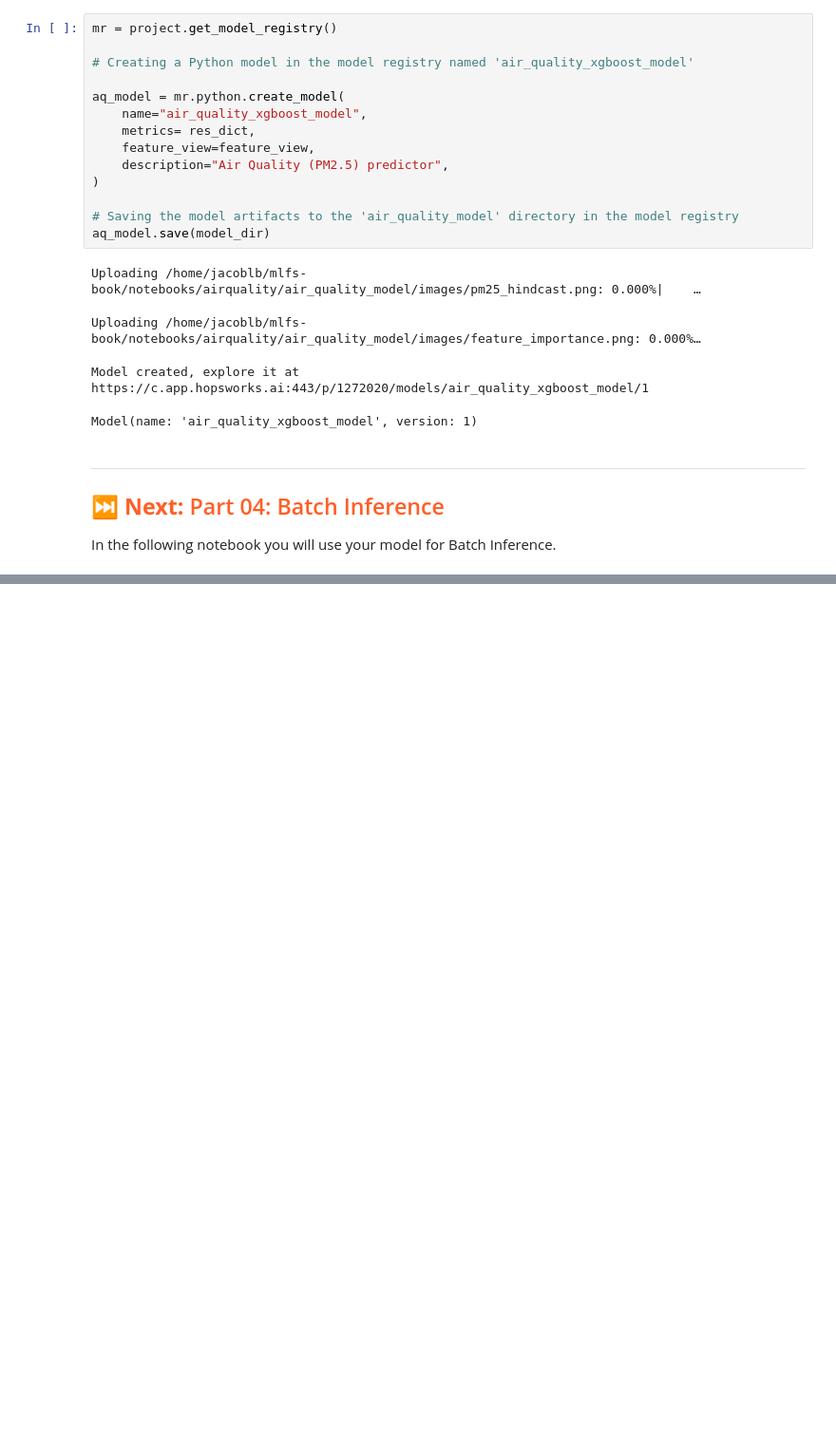
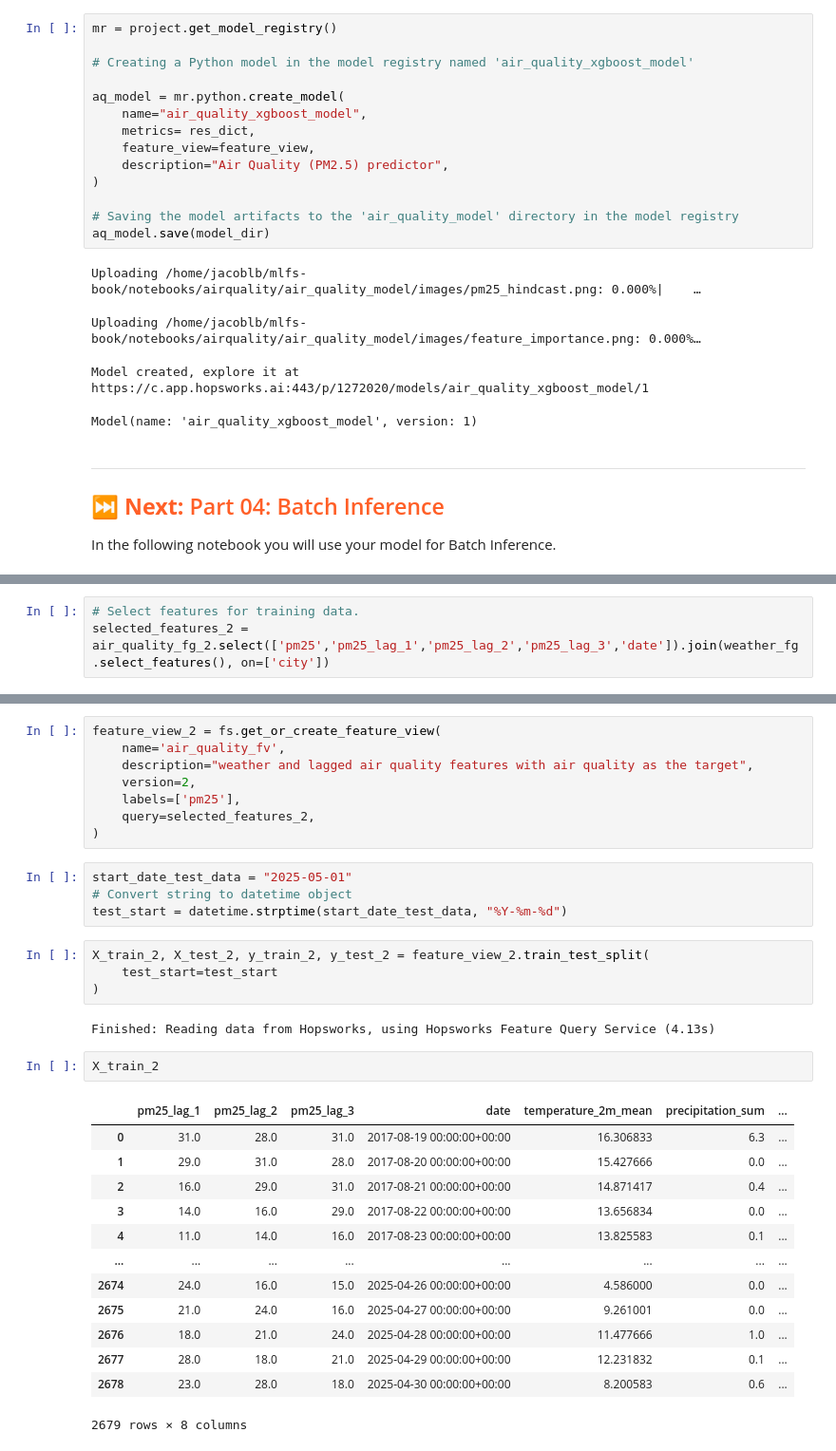
Before and after one commit to jacobb260/mlfs-book, a Jupyter notebook: notebooks/airquality/3_air_quality_training_pipeline.ipynb, the cells around one changed output, grey strips where cells are left out. Shown at 95% size. Drawn from its saved outputs; the diff is of its cells as text; blank space fills up the shorter version.

```diff
--- a/notebooks/airquality/3_air_quality_training_pipeline.ipynb
+++ b/notebooks/airquality/3_air_quality_training_pipeline.ipynb
@@ -321,0 +335,3 @@ In the following notebook you will use your model for Batch Inference.
+# %%
+# Select features for training data.
+selected_features_2 = air_quality_fg_2.select(['pm25','pm25_lag_1','pm25_lag_2','pm25_lag_3','date']).join(weather_fg.select_features(), on=['city'])
@@ -321,0 +340,34 @@ In the following notebook you will use your model for Batch Inference.
+# %%
+feature_view_2 = fs.get_or_create_feature_view(
+    name='air_quality_fv',
+    description="weather and lagged air quality features with air quality as the target",
+    version=2,
+    labels=['pm25'],
+    query=selected_features_2,
+)
+# %%
+start_date_test_data = "2025-05-01"
+# Convert string to datetime object
+test_start = datetime.strptime(start_date_test_data, "%Y-%m-%d")
+# %%
+X_train_2, X_test_2, y_train_2, y_test_2 = feature_view_2.train_test_split(
+    test_start=test_start
+)
+# %% [output]
+Finished: Reading data from Hopsworks, using Hopsworks Feature Query Service (4.13s)
+# %%
+X_train_2
+# %% [output]
+|  | pm25_lag_1 | pm25_lag_2 | pm25_lag_3 | date | temperature_2m_mean | precipitation_sum | ... |
+| 0 | 31.0 | 28.0 | 31.0 | 2017-08-19 00:00:00+00:00 | 16.306833 | 6.3 | ... |
+| 1 | 29.0 | 31.0 | 28.0 | 2017-08-20 00:00:00+00:00 | 15.427666 | 0.0 | ... |
+| 2 | 16.0 | 29.0 | 31.0 | 2017-08-21 00:00:00+00:00 | 14.871417 | 0.4 | ... |
+| 3 | 14.0 | 16.0 | 29.0 | 2017-08-22 00:00:00+00:00 | 13.656834 | 0.0 | ... |
+| 4 | 11.0 | 14.0 | 16.0 | 2017-08-23 00:00:00+00:00 | 13.825583 | 0.1 | ... |
+| ... | ... | ... | ... | ... | ... | ... | ... |
+| 2674 | 24.0 | 16.0 | 15.0 | 2025-04-26 00:00:00+00:00 | 4.586000 | 0.0 | ... |
+| 2675 | 21.0 | 24.0 | 16.0 | 2025-04-27 00:00:00+00:00 | 9.261001 | 0.0 | ... |
+| 2676 | 18.0 | 21.0 | 24.0 | 2025-04-28 00:00:00+00:00 | 11.477666 | 1.0 | ... |
+| 2677 | 28.0 | 18.0 | 21.0 | 2025-04-29 00:00:00+00:00 | 12.231832 | 0.1 | ... |
+| 2678 | 23.0 | 28.0 | 18.0 | 2025-04-30 00:00:00+00:00 | 8.200583 | 0.6 | ... |
+2679 rows × 8 columns
```
Also changed, not shown: parts of 16 cells of this notebook, 3 other files.
